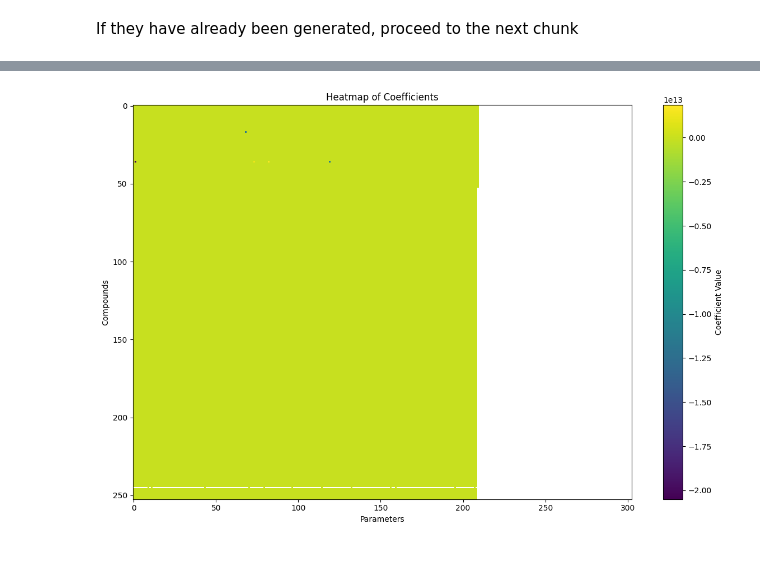
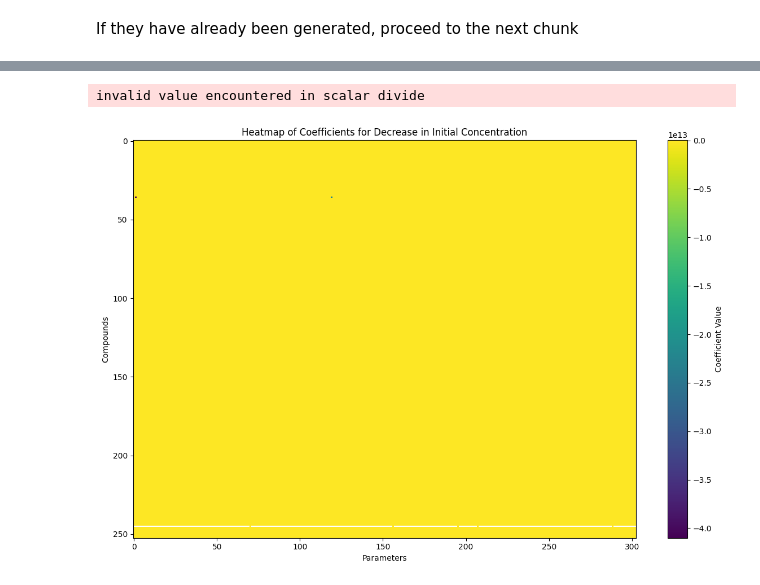
Before and after one commit to carothersresearch/ECFERS, a Jupyter notebook: notebooks/perturb_and_collect.ipynb, the cells around one changed output, grey strips where cells are left out. Drawn from its saved outputs; the diff is of its cells as text; code cells hidden in the pictures; blank space fills up the shorter version.

```diff
--- a/notebooks/perturb_and_collect.ipynb
+++ b/notebooks/perturb_and_collect.ipynb
@@ -159,7 +165,7 @@ metrics_df = pd.DataFrame(metrics_reshaped, columns=['Final Concentration', 'Min
 # %%
 # Generate Perturbation IDs
 rows_per_id = 253
-num_ids = 153571 // rows_per_id  # Calculate the number of unique IDs
+num_ids = 460207 // rows_per_id  # Calculate the number of unique IDs
 perturbation_ids = np.repeat(np.arange(1, num_ids + 1), rows_per_id)
 
 # If the total rows aren't exactly divisible, adjust the last batch
@@ -198,0 +203,2 @@ og_conc_df = pd.read_csv('concentration_df.csv')
+# %%
+og_conc_df = pd.read_csv('concentration_df_7pert.csv')
@@ -249,14 +397,22 @@ params = []
 for col in og_conc_df.columns:
     if col != 'Perturbation ID':
         params.append(col)
+# %%
+compounds = []
+
+for spc in species_ids:
+    if spc.startswith('C'):
+        compounds.append(spc)
 # %%
-heatmap_data = pd.DataFrame(index=compounds, columns=params)
+heatmap_data1 = pd.DataFrame(index=compounds, columns=params)
 
 for param in params:
     for comp in compounds:
         try:
-            heatmap_data.loc[comp, param] = calc_coeffs(param, comp, "Final Concentration")
+            heatmap_data1.loc[comp, param] = calc_coeff1(param, comp, "Final Concentration")
         except IndexError as e:
-            heatmap_data.loc[comp, param] = 0
+            heatmap_data1.loc[comp, param] = 0
+
+heatmap_data1.to_csv('results/coefficients/240807_heatmap1.csv')
 # %% [output]
 invalid value encountered in scalar divide
@@ -285,25 +419,38 @@ heatmap_data.to_csv('results/coefficients/240807_heatmap.csv')
+# %%
+heatmap_data2 = pd.DataFrame(index=compounds, columns=params)
+
+for param in params:
+    for comp in compounds:
+        try:
+            heatmap_data2.loc[comp, param] = calc_coeff2(param, comp, "Final Concentration")
+        except IndexError as e:
+            heatmap_data2.loc[comp, param] = 0
+
+heatmap_data2.to_csv('results/coefficients/240807_heatmap2.csv')
+# %% [output]
+invalid value encountered in scalar divide
 # %%
 # Convert the DataFrame to a numpy array for plotting
-heatmap_array = heatmap_data.astype(float).values
+heatmap_array1 = heatmap_data1.astype(float).values
 
 # Create the heatmap using matplotlib
 plt.figure(figsize=(12, 8))
-plt.imshow(heatmap_array, aspect='auto', cmap='viridis', interpolation='nearest')
+plt.imshow(heatmap_array1, aspect='auto', cmap='viridis', interpolation='nearest')
 
 # Add color bar
 plt.colorbar(label='Coefficient Value')
 
 # # Set the ticks and labels
 # plt.xticks(ticks=np.arange(len(parameters)), labels=parameters, rotation=45, ha='right')
 # plt.yticks(ticks=np.arange(len(observed_values)), labels=observed_values)
 
 # Add labels and title
 plt.xlabel('Parameters')
 plt.ylabel('Compounds')
-plt.title('Heatmap of Coefficients')
+plt.title('Heatmap of Coefficients for Decrease in Initial Concentration')
 
 # Display the plot
 plt.tight_layout()
 plt.show()
 # %% [output]
-[figure, old version]
+[figure, new version]
```
Also changed, not shown: parts of 18 cells of this notebook, 4 other files.
